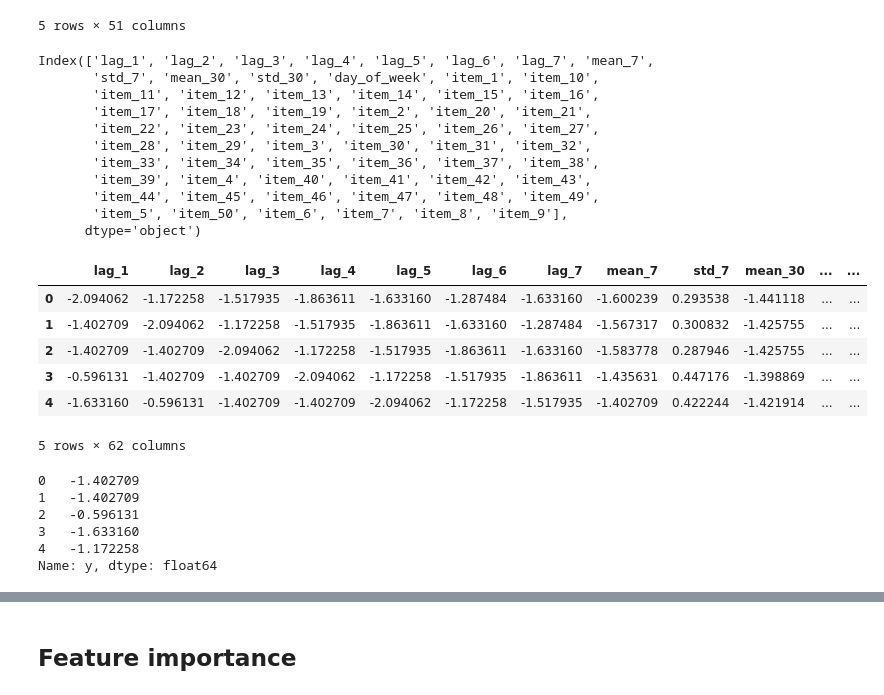
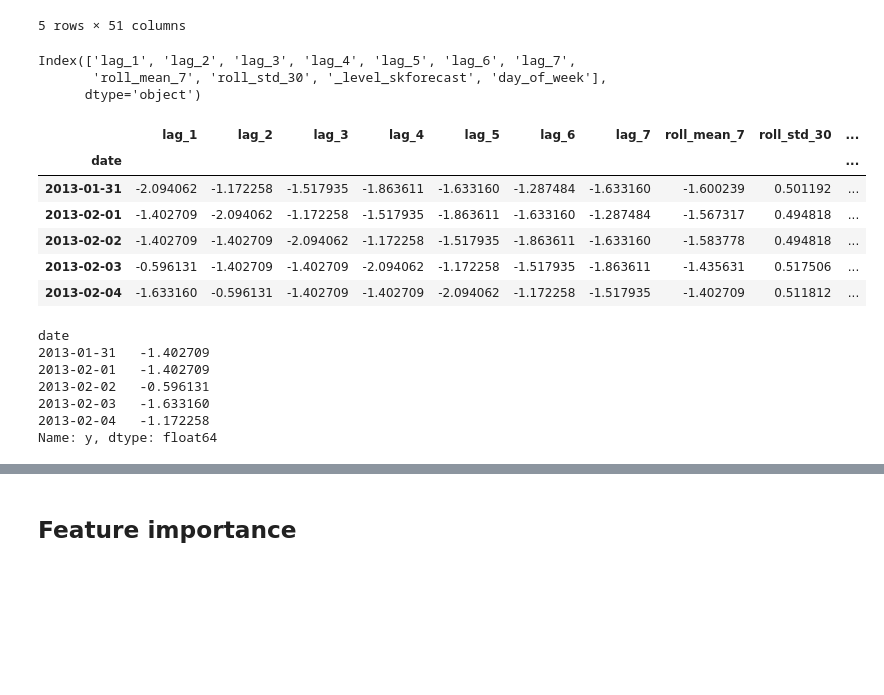
Before and after one commit to trainindata/forecasting-with-machine-learning, a Jupyter notebook: 03-multiseries-forecasting/01-independent-multi-time-series-forecasting.ipynb, the cells around one changed output, grey strips where cells are left out. Cells and saved outputs as stored; diff of their text form; code cells hidden in the pictures; blank space fills up the shorter version.

```diff
--- a/03-multiseries-forecasting/01-independent-multi-time-series-forecasting.ipynb
+++ b/03-multiseries-forecasting/01-independent-multi-time-series-forecasting.ipynb
@@ -418,0 +354,10 @@ name_predictors
+# %%
+# Define a RollingFeatures object to extract window features.
+# The RollingFeatures object is used with an skforecast Forecaster object.
+# Calculate rolling mean and standard deviation with window 7 and 30.
+window_features = RollingFeatures(
+    stats = ["mean", "std"], # The statistics to calculate
+    window_sizes = [7, 30], # The window sizes to calculate the statistics
+)
+
+window_features
@@ -420,23 +374,21 @@ name_predictors
 # Create and fit a forecaster
 
 # Create forecaster
-forecaster = ForecasterAutoregMultiSeriesCustom(
+forecaster = ForecasterRecursiveMultiSeries(
     regressor=Ridge(alpha=1),
-    fun_predictors=create_predictors,
-    name_predictors=name_predictors,
-    window_size=30,  # Largest window size needed
-    # by `create_predictors`
+    lags=7,
+    window_features=window_features,
     transformer_series=StandardScaler(),
     transformer_exog=StandardScaler(),
 )
 
 # REFERENCE: To create forecaster with only lag features and no window features
-# forecaster = ForecasterAutoregMultiSeries(
-#                  regressor        = Ridge(alpha=1),
-#                  lags             = 7
-#                  transformer_series    = StandardScaler(),
-#                  transformer_exog = StandardScaler(),
-#              )
+# forecaster = ForecasterRecursiveMultiSeries(
+#     regressor=Ridge(alpha=1),
+#     lags=7,
+#     transformer_series=StandardScaler(),
+#     transformer_exog=StandardScaler(),
+# )
 
 # Target time series column names
 target_cols = data.filter(like="item_").columns
@@ -480,36 +432,29 @@ data.head()
 | 2013-01-05 | 16.0 | 44.0 | 25.0 | 14.0 | 9.0 | 47.0 | 55.0 | 64.0 | 45.0 | 53.0 | ... | ... |
 5 rows × 51 columns
 # %%
-X_train, y_train, y_index, y_train_index = forecaster.create_train_X_y(
+X_train, y_train = forecaster.create_train_X_y(
     series=data[target_cols], exog=data[exog_cols]
 )
 display(X_train.columns)
 display(X_train.head(), y_train.head())
 # %% [output]
-Index(['lag_1', 'lag_2', 'lag_3', 'lag_4', 'lag_5', 'lag_6', 'lag_7', 'mean_7',
-       'std_7', 'mean_30', 'std_30', 'day_of_week', 'item_1', 'item_10',
-       'item_11', 'item_12', 'item_13', 'item_14', 'item_15', 'item_16',
-       'item_17', 'item_18', 'item_19', 'item_2', 'item_20', 'item_21',
-       'item_22', 'item_23', 'item_24', 'item_25', 'item_26', 'item_27',
-       'item_28', 'item_29', 'item_3', 'item_30', 'item_31', 'item_32',
-       'item_33', 'item_34', 'item_35', 'item_36', 'item_37', 'item_38',
-       'item_39', 'item_4', 'item_40', 'item_41', 'item_42', 'item_43',
-       'item_44', 'item_45', 'item_46', 'item_47', 'item_48', 'item_49',
-       'item_5', 'item_50', 'item_6', 'item_7', 'item_8', 'item_9'],
+Index(['lag_1', 'lag_2', 'lag_3', 'lag_4', 'lag_5', 'lag_6', 'lag_7',
+       'roll_mean_7', 'roll_std_30', '_level_skforecast', 'day_of_week'],
       dtype='object')
-|  | lag_1 | lag_2 | lag_3 | lag_4 | lag_5 | lag_6 | lag_7 | mean_7 | std_7 | mean_30 | ... | ... |
-| 0 | -2.094062 | -1.172258 | -1.517935 | -1.863611 | -1.633160 | -1.287484 | -1.633160 | -1.600239 | 0.293538 | -1.441118 | ... | ... |
-| 1 | -1.402709 | -2.094062 | -1.172258 | -1.517935 | -1.863611 | -1.633160 | -1.287484 | -1.567317 | 0.300832 | -1.425755 | ... | ... |
-| 2 | -1.402709 | -1.402709 | -2.094062 | -1.172258 | -1.517935 | -1.863611 | -1.633160 | -1.583778 | 0.287946 | -1.425755 | ... | ... |
-| 3 | -0.596131 | -1.402709 | -1.402709 | -2.094062 | -1.172258 | -1.517935 | -1.863611 | -1.435631 | 0.447176 | -1.398869 | ... | ... |
-| 4 | -1.633160 | -0.596131 | -1.402709 | -1.402709 | -2.094062 | -1.172258 | -1.517935 | -1.402709 | 0.422244 | -1.421914 | ... | ... |
+|  | lag_1 | lag_2 | lag_3 | lag_4 | lag_5 | lag_6 | lag_7 | roll_mean_7 | roll_std_30 | ... |
+| date |  |  |  |  |  |  |  |  |  | ... |
+| 2013-01-31 | -2.094062 | -1.172258 | -1.517935 | -1.863611 | -1.633160 | -1.287484 | -1.633160 | -1.600239 | 0.501192 | ... |
+| 2013-02-01 | -1.402709 | -2.094062 | -1.172258 | -1.517935 | -1.863611 | -1.633160 | -1.287484 | -1.567317 | 0.494818 | ... |
+| 2013-02-02 | -1.402709 | -1.402709 | -2.094062 | -1.172258 | -1.517935 | -1.863611 | -1.633160 | -1.583778 | 0.494818 | ... |
+| 2013-02-03 | -0.596131 | -1.402709 | -1.402709 | -2.094062 | -1.172258 | -1.517935 | -1.863611 | -1.435631 | 0.517506 | ... |
+| 2013-02-04 | -1.633160 | -0.596131 | -1.402709 | -1.402709 | -2.094062 | -1.172258 | -1.517935 | -1.402709 | 0.511812 | ... |
-5 rows × 62 columns
+date
+2013-01-31   -1.402709
+2013-02-01   -1.402709
+2013-02-02   -0.596131
+2013-02-03   -1.633160
+2013-02-04   -1.172258
+Name: y, dtype: float64
-0   -1.402709
-1   -1.402709
-2   -0.596131
-3   -1.633160
-4   -1.172258
-Name: y, dtype: float64
 # %%
 # Forecast horizon: Number of steps to predict
 steps = 14
```
Also changed, not shown: parts of 23 cells of this notebook.
